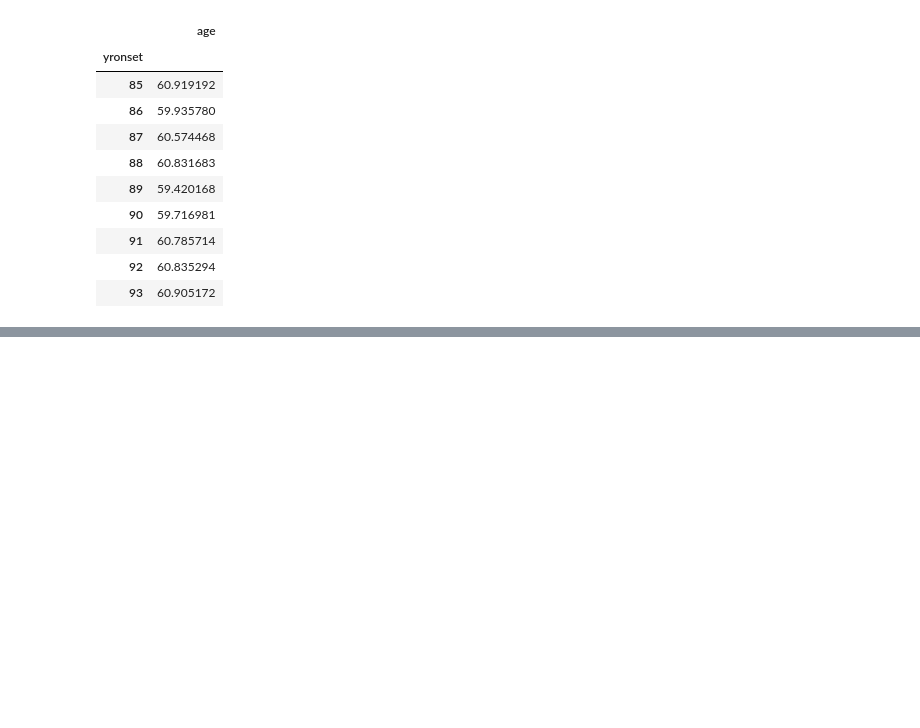
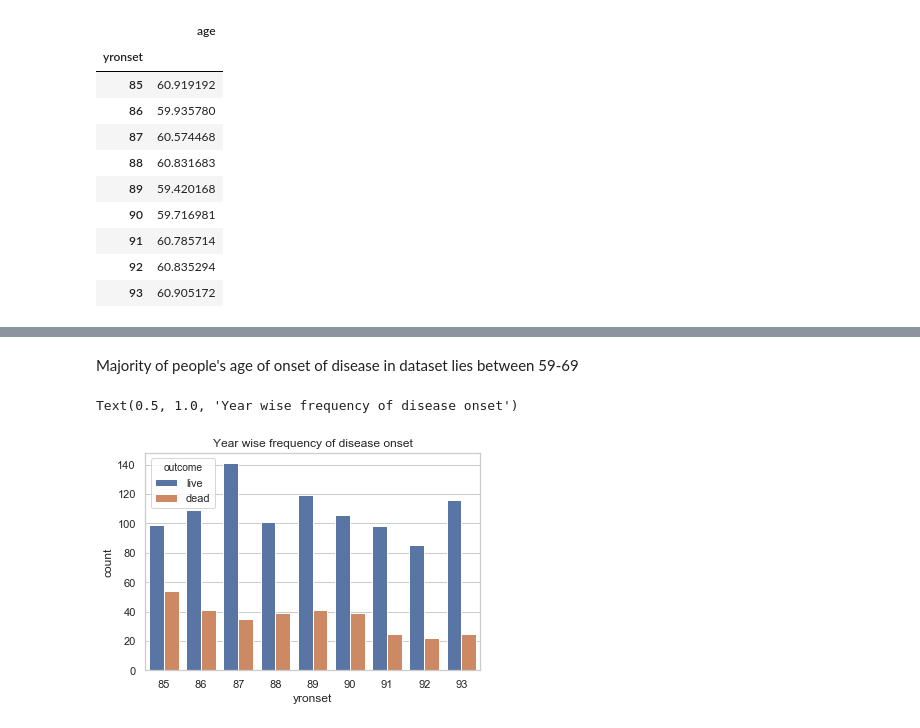
Before and after one commit to yaminijoshi89/Regression_Project, a Jupyter notebook: MIFem.ipynb, the cells around one changed output, grey strips where cells are left out. Saved outputs shown, nothing was run; the diff lists cells and outputs as text; code cells hidden in the pictures; blank space fills up the shorter version.

```diff
--- a/MIFem.ipynb
+++ b/MIFem.ipynb
@@ -111,0 +152,8 @@ data_live.groupby('yronset').mean()
+# %% [markdown]
+Majority of people's age of onset of disease in dataset lies between 59-69
+# %%
+sns.countplot(data.yronset,hue=data.outcome)
+plt.title('Year wise frequency of disease onset')
+# %% [output]
+Text(0.5, 1.0, 'Year wise frequency of disease onset')
+[figure, added]
```
Also changed, not shown: parts of 40 cells of this notebook.
